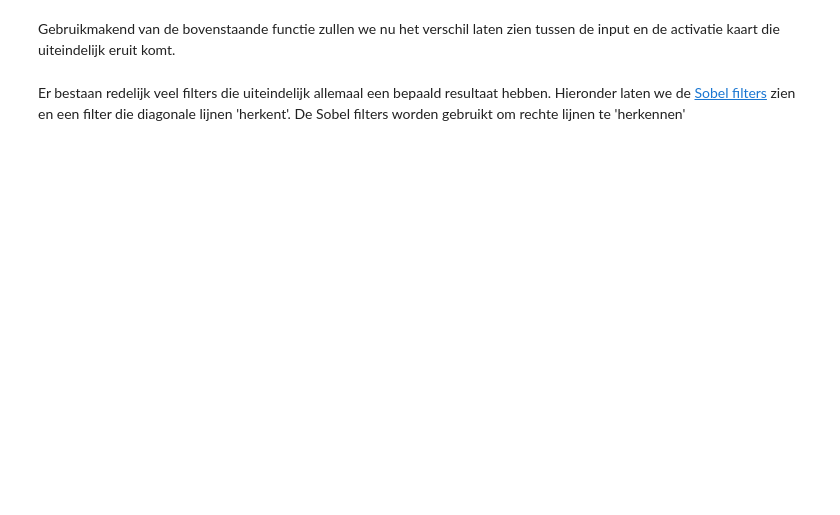
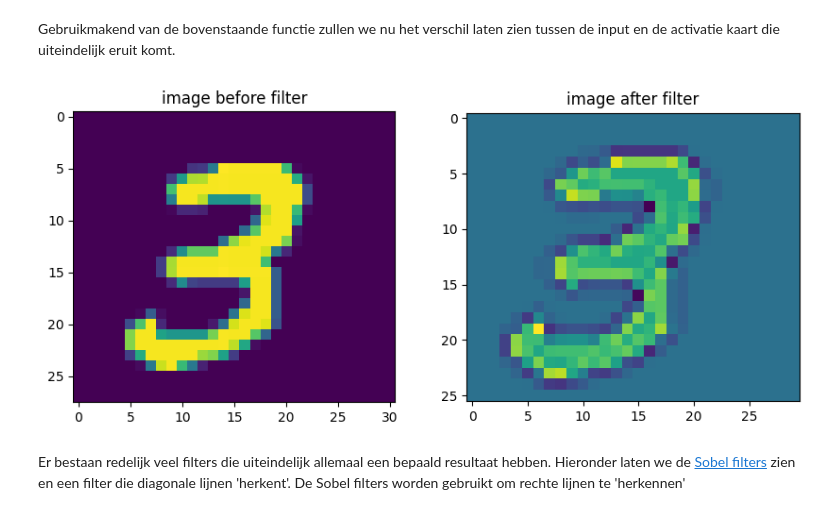
Before and after one commit to DvnGBulletZz/Computer_Vision_Kenan, a Jupyter notebook: module6/2-CNN-layers_explained.ipynb, the cells around one changed output. Saved outputs shown, nothing was run; the diff lists cells and outputs as text; code cells hidden in the pictures; blank space fills up the shorter version.

```diff
--- a/module6/2-CNN-layers_explained.ipynb
+++ b/module6/2-CNN-layers_explained.ipynb
@@ -68,36 +70,46 @@ def convolve(image, filt):
     # hint: de output array is 2 pixels kleiner dan de originele image in de lengte en breedte
 
 
+    output = np.zeros([26, 30])
+
     # stap 2
     # loop over de hoogte en breedte van de image
     # hint: we maken stappen van 1, maar met een filter van 3x3 moet je wel eerder stoppen in de range()
+
+    for i in range(1, len(image) -2):
+        for j in range(1, len(image[i]) -2):
+            output[i][j] = np.sum(image[i:i+len(filt), j:j+len(filt)] * filt)
 
 
     # stap 3
     # bereken voor iedere regio de dot product tussen de regio en de filter en schrijf de som hiervan naar de output array
     # hint: maak gebruik van slices en numpy functies
 
+
     # stap 4
     # return de output array
+    return output
 # %% [markdown]
 Gebruikmakend van de bovenstaande functie zullen we nu het verschil laten zien tussen de input en de activatie kaart die uiteindelijk eruit komt.
 # %%
 # the filter to be used for convolution
 u_filter = [[0, -1, 0],
             [-1, 5, -1],
             [0, -1, 0]]
 
 # print image and the output after convolution
 fig, axs = plt.subplots(1, 2, figsize=(10, 4))
 
 axs[0].imshow(image_to_filter)
 axs[0].set_title("image before filter")
 
 #TODO zet de met behulp van de eerder geschreven functie de afbeelding om tot de activatie map
-axs[1].imshow()
+axs[1].imshow(convolve(image_to_filter, u_filter))
 axs[1].set_title("image after filter")
 
 plt.show()
+# %% [output]
+[figure, added]
 # %% [markdown]
 Er bestaan redelijk veel filters die uiteindelijk allemaal een bepaald resultaat hebben. Hieronder laten we de [Sobel filters](https://en.wikipedia.org/wiki/Sobel_operator) zien en een filter die diagonale lijnen 'herkent'. De Sobel filters worden gebruikt om rechte lijnen te 'herkennen'
 # %%
```
Also changed, not shown: parts of 13 cells of this notebook, 16 other files.
